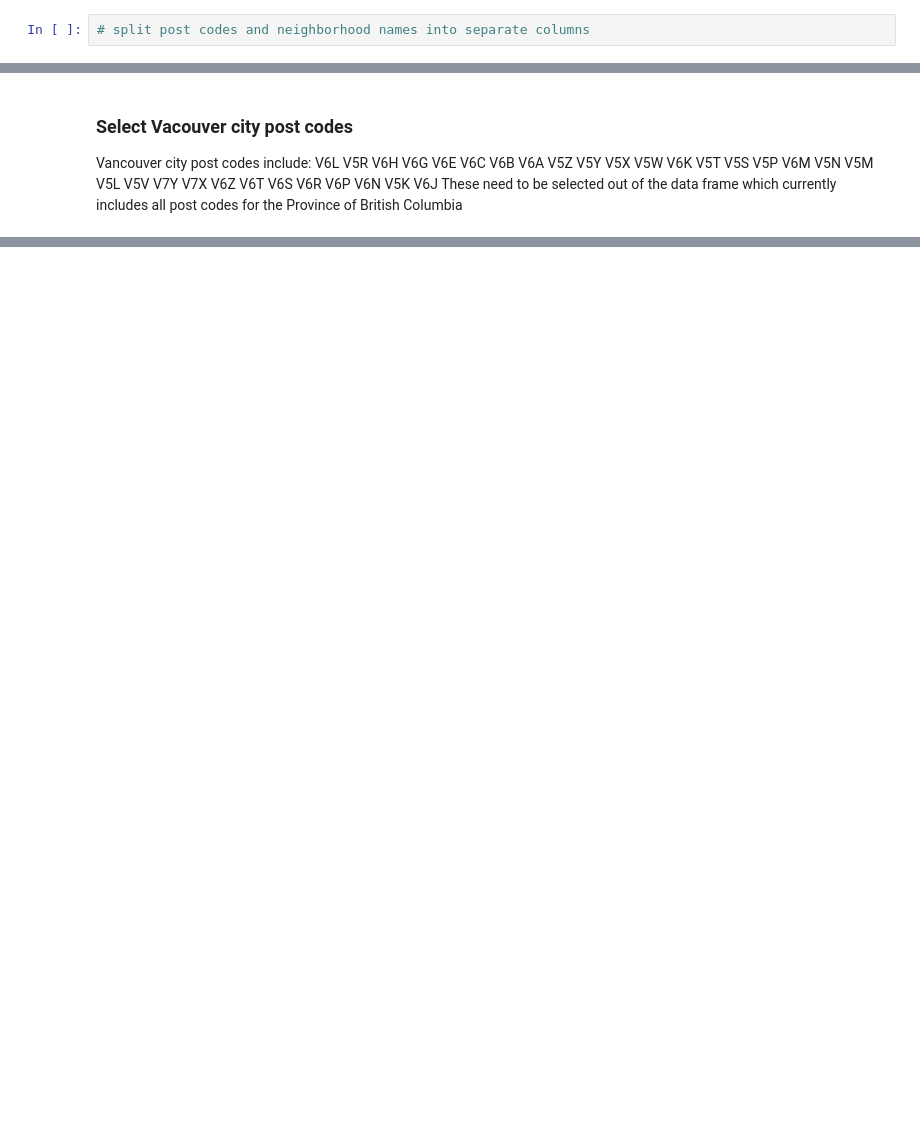
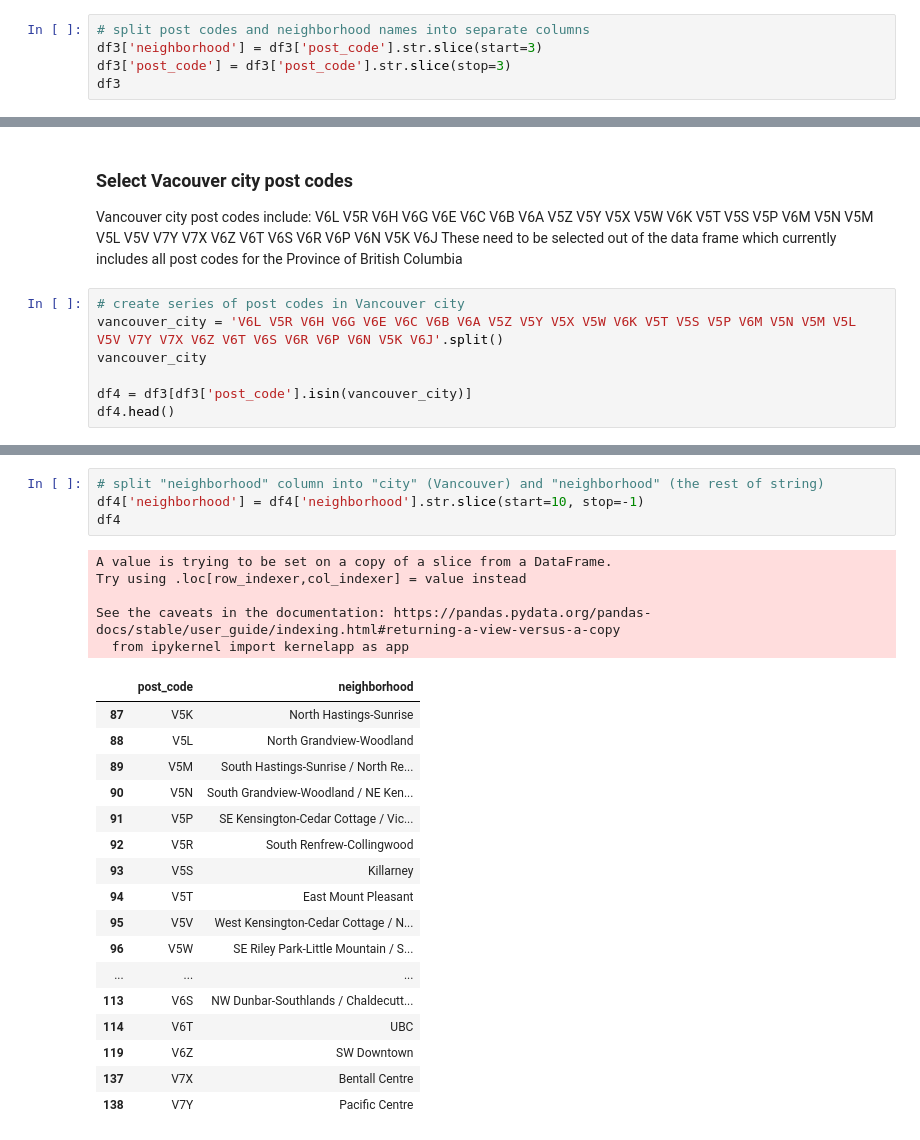
Before and after one commit to dprossi/Capstone_Project_IBM_Data_Science, a Jupyter notebook: Applied_Data_Science_Capstone_Project_Vancouver.ipynb, the cells around one changed output, grey strips where cells are left out. Cells and saved outputs as stored; diff of their text form; blank space fills up the shorter version.

```diff
--- a/Applied_Data_Science_Capstone_Project_Vancouver.ipynb
+++ b/Applied_Data_Science_Capstone_Project_Vancouver.ipynb
@@ -105,3 +112,6 @@ df3
 180 rows × 1 columns
 # %%
 # split post codes and neighborhood names into separate columns
+df3['neighborhood'] = df3['post_code'].str.slice(start=3)
+df3['post_code'] = df3['post_code'].str.slice(stop=3)
+df3
@@ -110,3 +134,10 @@ df3
 Vancouver city post codes include:
 V6L V5R V6H V6G V6E V6C V6B V6A V5Z V5Y V5X V5W V6K V5T V5S V5P V6M V5N V5M V5L V5V V7Y V7X V6Z V6T V6S V6R V6P V6N V5K V6J
 These need to be selected out of the data frame which currently includes all post codes for the Province of British Columbia
+# %%
+# create series of post codes in Vancouver city
+vancouver_city = 'V6L V5R V6H V6G V6E V6C V6B V6A V5Z V5Y V5X V5W V6K V5T V5S V5P V6M V5N V5M V5L V5V V7Y V7X V6Z V6T V6S V6R V6P V6N V5K V6J'.split()
+vancouver_city
+
+df4 = df3[df3['post_code'].isin(vancouver_city)]
+df4.head()
@@ -112,0 +151,27 @@ These need to be selected out of the data frame which currently includes all pos
+# %%
+# split "neighborhood" column into "city" (Vancouver) and "neighborhood" (the rest of string)
+df4['neighborhood'] = df4['neighborhood'].str.slice(start=10, stop=-1)
+df4
+# %% [output]
+A value is trying to be set on a copy of a slice from a DataFrame.
+Try using .loc[row_indexer,col_indexer] = value instead
+
+See the caveats in the documentation: https://pandas.pydata.org/pandas-docs/stable/user_guide/indexing.html#returning-a-view-versus-a-copy
+  from ipykernel import kernelapp as app
+|  | post_code | neighborhood |
+| 87 | V5K | North Hastings-Sunrise |
+| 88 | V5L | North Grandview-Woodland |
+| 89 | V5M | South Hastings-Sunrise / North Re... |
+| 90 | V5N | South Grandview-Woodland / NE Ken... |
+| 91 | V5P | SE Kensington-Cedar Cottage / Vic... |
+| 92 | V5R | South Renfrew-Collingwood |
+| 93 | V5S | Killarney |
+| 94 | V5T | East Mount Pleasant |
+| 95 | V5V | West Kensington-Cedar Cottage / N... |
+| 96 | V5W | SE Riley Park-Little Mountain / S... |
+| ... | ... | ... |
+| 113 | V6S | NW Dunbar-Southlands / Chaldecutt... |
+| 114 | V6T | UBC |
+| 119 | V6Z | SW Downtown |
+| 137 | V7X | Bentall Centre |
+| 138 | V7Y | Pacific Centre |
```
Also changed, not shown: parts of 3 cells of this notebook.
